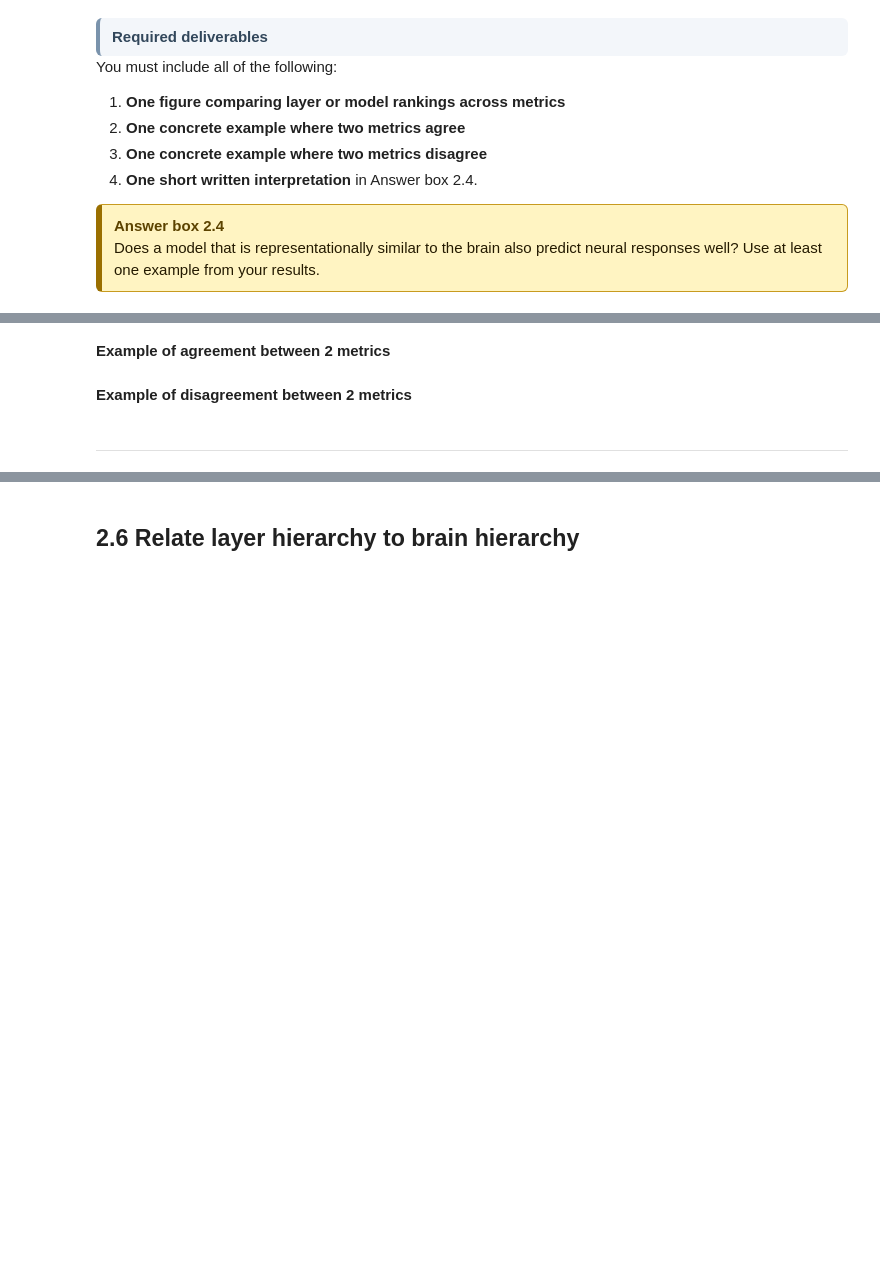
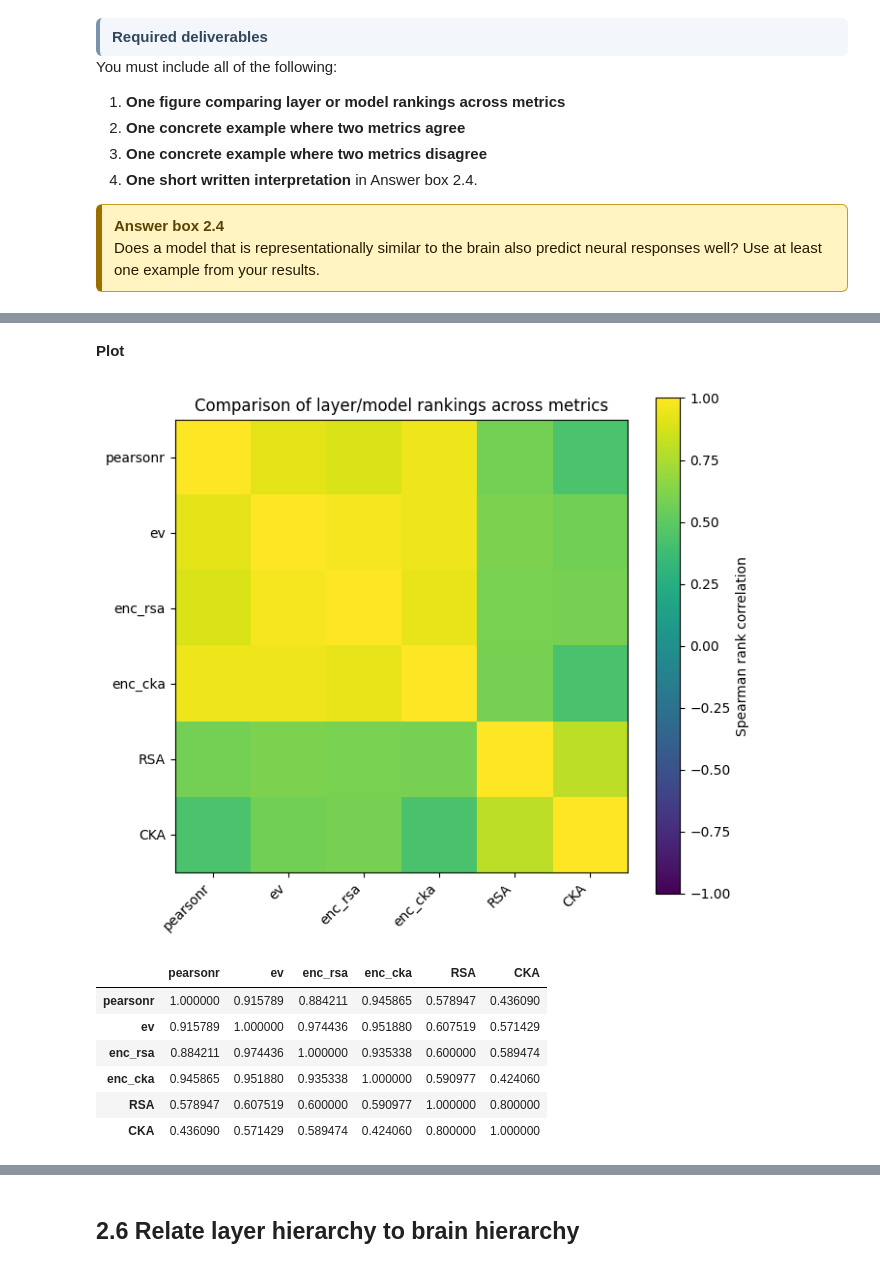
Before and after one commit to martiiiina/NX-414, a Jupyter notebook: project/nx414_project_2026 (3).ipynb, the cells around one changed output, grey strips where cells are left out. Saved outputs shown, nothing was run; the diff lists cells and outputs as text; code cells hidden in the pictures; blank space fills up the shorter version.

```diff
--- a/project/nx414_project_2026 (3).ipynb
+++ b/project/nx414_project_2026 (3).ipynb
@@ -3218,6 +3228,4 @@ df_EEG2 = pd.read_csv("df_EEG2.csv")
 df_NSD  = pd.read_csv("df_NSD.csv")
 
 df = pd.concat([df_TVSD, df_EEG2, df_NSD], ignore_index=True)
-
-print(f"Combined df: {len(df)} rows")
-print(df[['dataset','model','target']].drop_duplicates().sort_values(['dataset','model']).to_string(index=False))
+results_23 = pd.read_csv("results_23.csv")
@@ -3458,2 +3374,2 @@ plt.tight_layout();  plt.show()
 # %% [markdown]
-**Example of agreement between 2 metrics**
+**Plot**
@@ -3488,2 +3375,0 @@ plt.tight_layout();  plt.show()
-# %% [markdown]
-**Example of disagreement between 2 metrics**
@@ -3519,2 +3376,44 @@ plt.tight_layout();  plt.show()
-# %% [markdown]
----
+# %%
+import pandas as pd
+import numpy as np
+import matplotlib.pyplot as plt
+
+# Metrics to compare
+metrics = ["pearsonr", "ev", "enc_rsa", "enc_cka", "RSA", "CKA"]
+metrics = [m for m in metrics if m in merged.columns]
+
+# Average across dataset/target/model to get one global score per layer-model
+rank_df = (
+    merged
+    .groupby(["model", "layer"], as_index=False)[metrics]
+    .mean()
+)
+
+# Create one combined label for model + layer
+rank_df["model_layer"] = rank_df["model"] + " | " + rank_df["layer"]
+
+# Rank model/layer combinations for each metric
+ranking = rank_df.set_index("model_layer")[metrics].rank(ascending=False)
+
+# Correlation between rankings across metrics
+rank_corr = ranking.corr(method="spearman")
+
+plt.figure(figsize=(7, 6))
+plt.imshow(rank_corr, vmin=-1, vmax=1)
+plt.colorbar(label="Spearman rank correlation")
+plt.xticks(range(len(rank_corr.columns)), rank_corr.columns, rotation=45, ha="right")
+plt.yticks(range(len(rank_corr.index)), rank_corr.index)
+plt.title("Comparison of layer/model rankings across metrics")
+plt.tight_layout()
+plt.show()
+
+display(rank_corr)
+# %% [output]
+[figure, added]
+|  | pearsonr | ev | enc_rsa | enc_cka | RSA | CKA |
+| pearsonr | 1.000000 | 0.915789 | 0.884211 | 0.945865 | 0.578947 | 0.436090 |
+| ev | 0.915789 | 1.000000 | 0.974436 | 0.951880 | 0.607519 | 0.571429 |
+| enc_rsa | 0.884211 | 0.974436 | 1.000000 | 0.935338 | 0.600000 | 0.589474 |
+| enc_cka | 0.945865 | 0.951880 | 0.935338 | 1.000000 | 0.590977 | 0.424060 |
+| RSA | 0.578947 | 0.607519 | 0.600000 | 0.590977 | 1.000000 | 0.800000 |
+| CKA | 0.436090 | 0.571429 | 0.589474 | 0.424060 | 0.800000 | 1.000000 |
```
Also changed, not shown: parts of 18 cells of this notebook, 2 other files.
